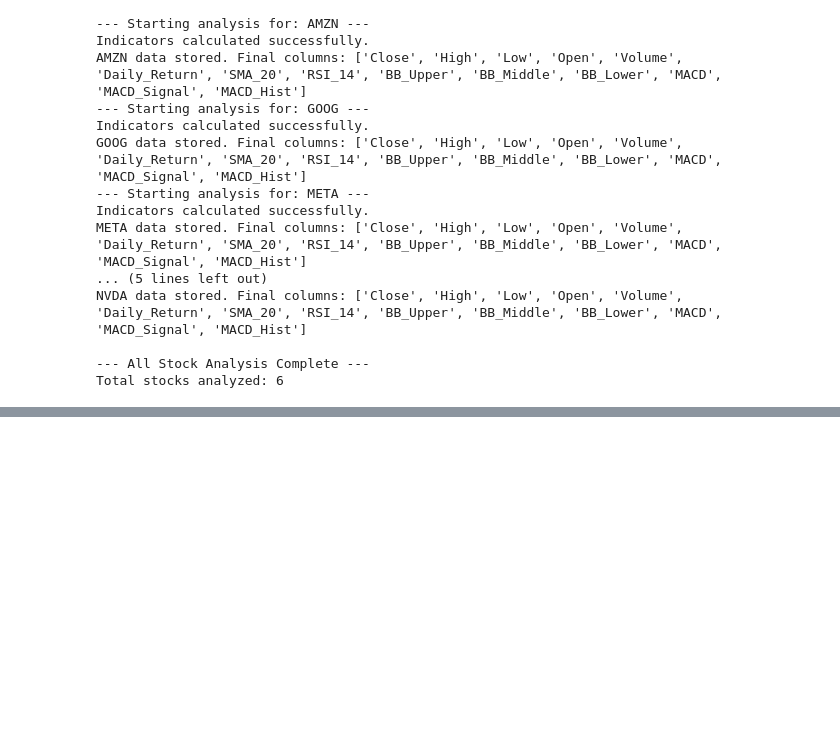
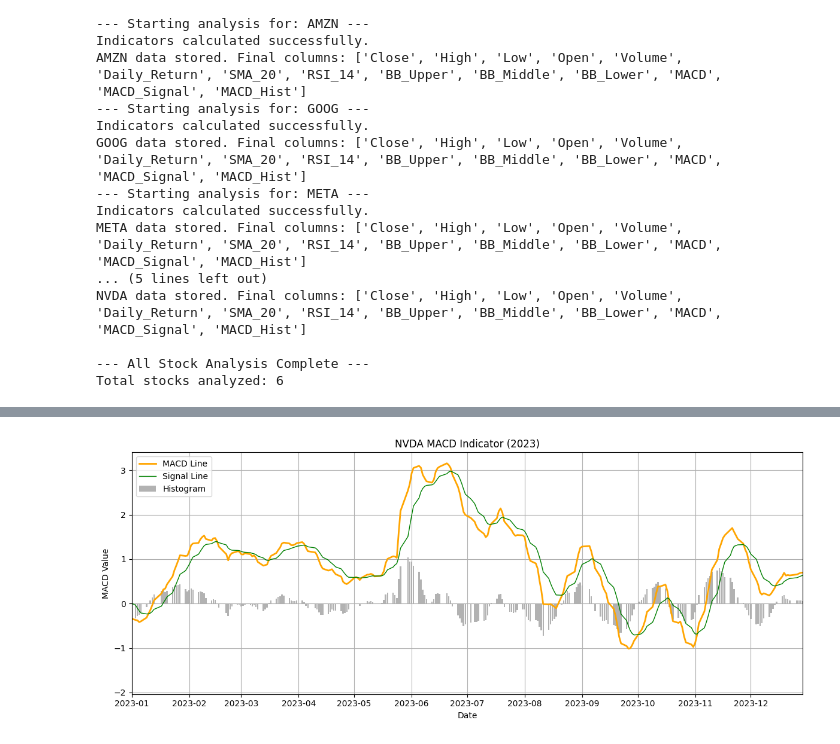
Before and after one commit to AstraMeron/NovaFin-Sentiment, a Jupyter notebook: notebooks/02_financial_analysis.ipynb, the cells around one changed output, grey strips where cells are left out. Drawn from its saved outputs; the diff is of its cells as text; code cells hidden in the pictures; blank space fills up the shorter version.

Commit message:
feat: Completed full quantitative analysis for all 6 stocks, including SMA, RSI, MACD, BBANDS, and Daily Returns - added final sample outputs.

```diff
--- a/notebooks/02_financial_analysis.ipynb
+++ b/notebooks/02_financial_analysis.ipynb
@@ -355,0 +379,22 @@ Total stocks analyzed: 6
+# %%
+# Visualizing MACD for a Third Stock (NVDA)
+import matplotlib.pyplot as plt
+
+nvda_df = analyzed_stocks['NVDA']
+
+plt.figure(figsize=(12, 5))
+plt.plot(nvda_df.index, nvda_df['MACD'], label='MACD Line', color='orange', linewidth=2)
+plt.plot(nvda_df.index, nvda_df['MACD_Signal'], label='Signal Line', color='green', linewidth=1)
+plt.bar(nvda_df.index, nvda_df['MACD_Hist'], label='Histogram', color='gray', alpha=0.6)
+plt.title('NVDA MACD Indicator (2023)')
+plt.xlabel('Date')
+plt.ylabel('MACD Value')
+plt.legend(loc='upper left')
+plt.grid(True)
+
+start_date = '2023-01-01'
+plt.xlim(pd.to_datetime(start_date), nvda_df.index.max())
+plt.tight_layout()
+plt.show()
+# %% [output]
+[figure, added]
```
Also changed, not shown: parts of 1 cell of this notebook.
